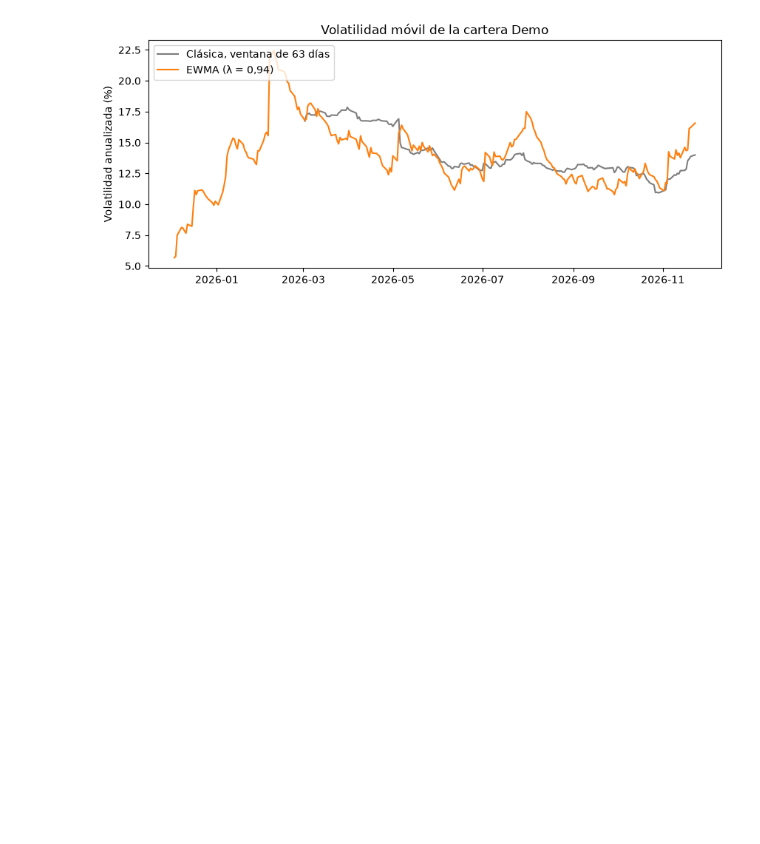
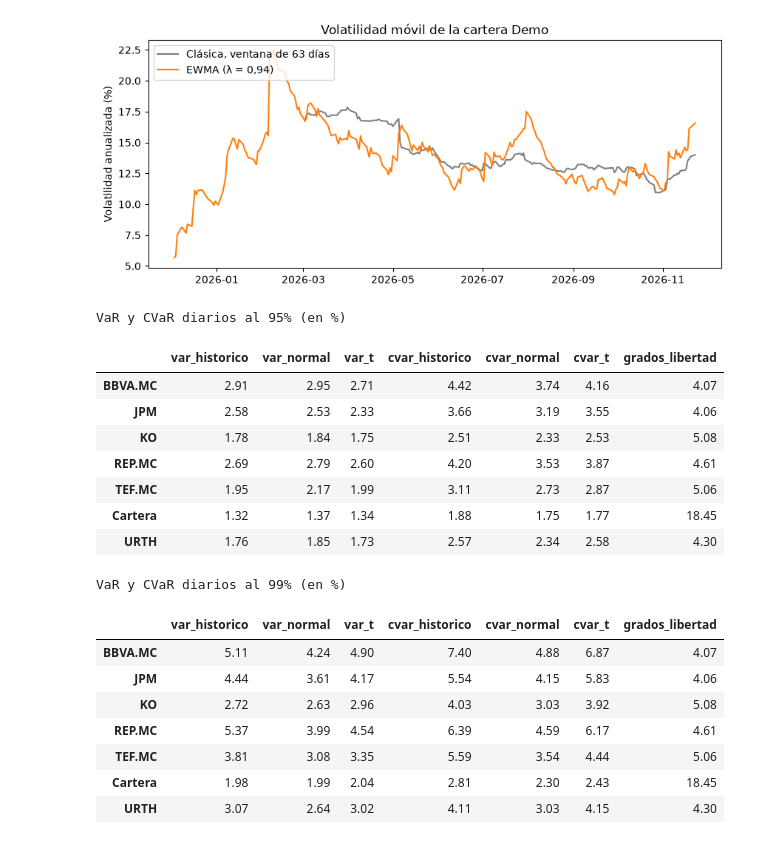
Before and after one commit to marcosortegan/gestor-carteras, a Jupyter notebook: notebooks/riesgo.ipynb, the cells around one changed output. Saved outputs shown, nothing was run; the diff lists cells and outputs as text; code cells hidden in the pictures; blank space fills up the shorter version.

```diff
--- a/notebooks/riesgo.ipynb
+++ b/notebooks/riesgo.ipynb
@@ -67,3 +67,34 @@ ax.legend(loc="upper left")
 fig.savefig(CARPETA / "volatilidad.png", dpi=150, bbox_inches="tight")
 # %% [output]
 [figure]
+# %%
+import pandas as pd
+from scipy import stats
+from cartera.riesgo import tabla_var_cvar
+
+pd.set_option("display.width", 200)
+
+for nivel in [0.95, 0.99]:
+    t = tabla_var_cvar(todo, nivel)
+    t.iloc[:, :6] = t.iloc[:, :6] * 100
+    print(f"\nVaR y CVaR diarios al {nivel:.0%} (en %)")
+    display(t.round(2))
+# %% [output]
+VaR y CVaR diarios al 95% (en %)
+|  | var_historico | var_normal | var_t | cvar_historico | cvar_normal | cvar_t | grados_libertad |
+| BBVA.MC | 2.91 | 2.95 | 2.71 | 4.42 | 3.74 | 4.16 | 4.07 |
+| JPM | 2.58 | 2.53 | 2.33 | 3.66 | 3.19 | 3.55 | 4.06 |
+| KO | 1.78 | 1.84 | 1.75 | 2.51 | 2.33 | 2.53 | 5.08 |
+| REP.MC | 2.69 | 2.79 | 2.60 | 4.20 | 3.53 | 3.87 | 4.61 |
+| TEF.MC | 1.95 | 2.17 | 1.99 | 3.11 | 2.73 | 2.87 | 5.06 |
+| Cartera | 1.32 | 1.37 | 1.34 | 1.88 | 1.75 | 1.77 | 18.45 |
+| URTH | 1.76 | 1.85 | 1.73 | 2.57 | 2.34 | 2.58 | 4.30 |
+VaR y CVaR diarios al 99% (en %)
+|  | var_historico | var_normal | var_t | cvar_historico | cvar_normal | cvar_t | grados_libertad |
+| BBVA.MC | 5.11 | 4.24 | 4.90 | 7.40 | 4.88 | 6.87 | 4.07 |
+| JPM | 4.44 | 3.61 | 4.17 | 5.54 | 4.15 | 5.83 | 4.06 |
+| KO | 2.72 | 2.63 | 2.96 | 4.03 | 3.03 | 3.92 | 5.08 |
+| REP.MC | 5.37 | 3.99 | 4.54 | 6.39 | 4.59 | 6.17 | 4.61 |
+| TEF.MC | 3.81 | 3.08 | 3.35 | 5.59 | 3.54 | 4.44 | 5.06 |
+| Cartera | 1.98 | 1.99 | 2.04 | 2.81 | 2.30 | 2.43 | 18.45 |
+| URTH | 3.07 | 2.64 | 3.02 | 4.11 | 3.03 | 4.15 | 4.30 |
```
Also changed, not shown: parts of 7 cells of this notebook, 4 other files.
